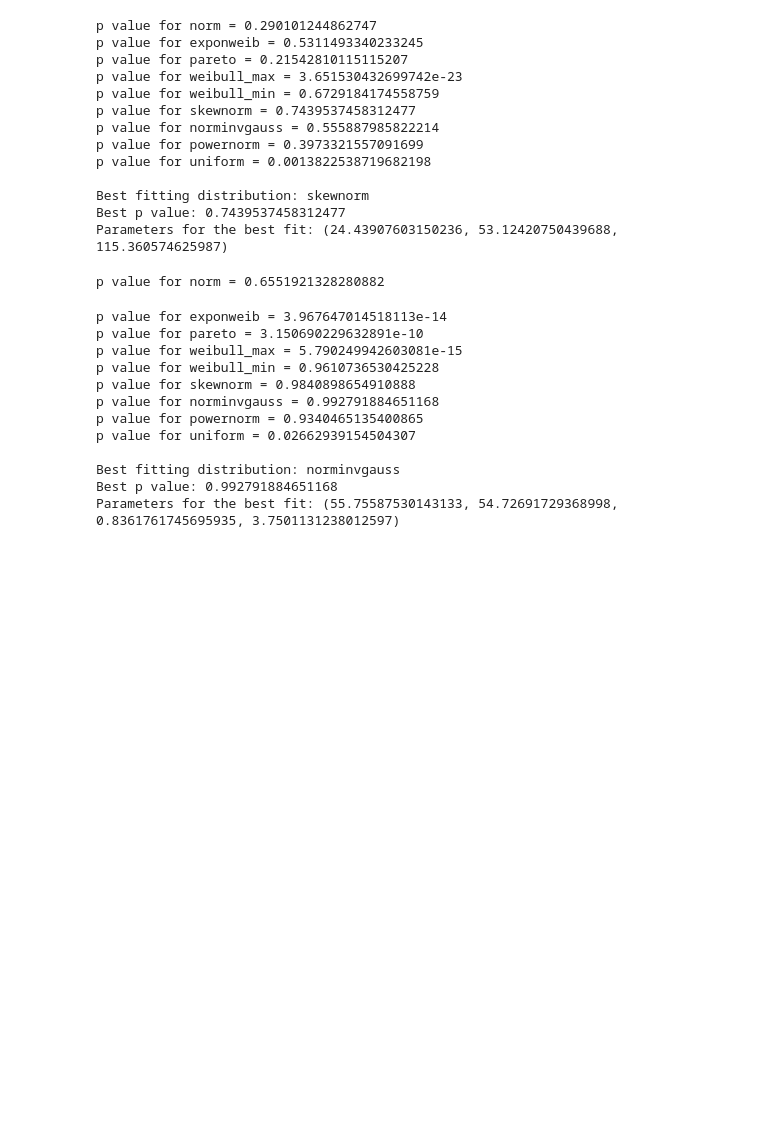
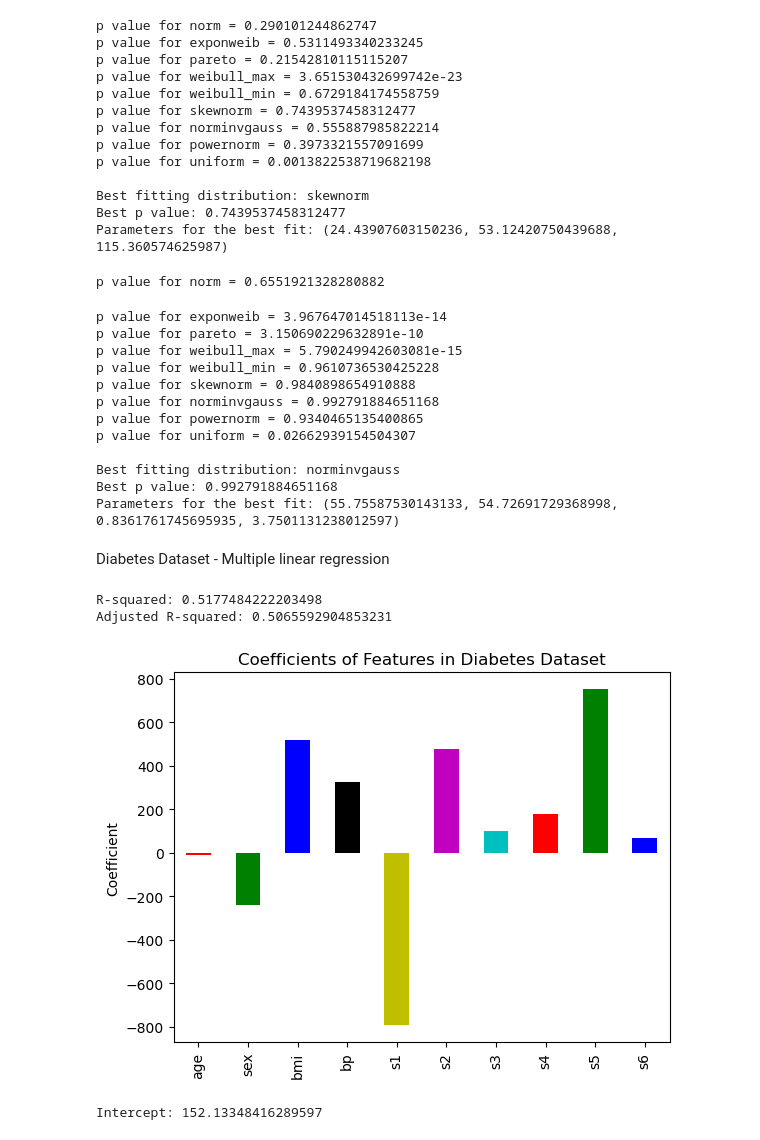
Before and after one commit to keithmmc/machinelearning, a Jupyter notebook: auto.ipynb, the cells around one changed output. Drawn from its saved outputs; the diff is of its cells as text; code cells hidden in the pictures; blank space fills up the shorter version.

```diff
--- a/auto.ipynb
+++ b/auto.ipynb
@@ -196,3 +197,42 @@ p value for uniform = 0.02662939154504307
 Best fitting distribution: norminvgauss
 Best p value: 0.992791884651168
 Parameters for the best fit: (55.75587530143133, 54.72691729368998, 0.8361761745695935, 3.7501131238012597)
+# %% [markdown]
+Diabetes Dataset - Multiple linear regression
+# %%
+import pandas as pd
+import matplotlib.pyplot as plt
+from sklearn.linear_model import LinearRegression
+
+# Given data
+X = data  # Diabetes features (already loaded from earlier)
+y = diabetes.target  # Target variable
+
+# Fit the model
+lr = LinearRegression()
+lr.fit(X, y)
+
+# Calculate R-squared and adjusted R-squared
+r_squared = lr.score(X, y)
+adjusted_r_squared = 1 - (1 - r_squared) * (len(y) - 1) / (len(y) - X.shape[1] - 1)
+
+# Display R-squared and adjusted R-squared
+print(f"R-squared: {r_squared}")
+print(f"Adjusted R-squared: {adjusted_r_squared}")
+
+# Get the coefficients
+coef = pd.Series(lr.coef_, index=diabetes.feature_names)
+
+# Plot the coefficients
+coef.plot(kind='bar', color=list('rgbkymc'))  # Custom colors for each bar
+plt.ylabel('Coefficient')  # Set y-label
+plt.title('Coefficients of Features in Diabetes Dataset')  # Add a title
+plt.show()
+
+# Intercept and Coefficients
+print(f"Intercept: {lr.intercept_}")
+# %% [output]
+R-squared: 0.5177484222203498
+Adjusted R-squared: 0.5065592904853231
+[figure, added]
+Intercept: 152.13348416289597
```
Also changed, not shown: parts of 4 cells of this notebook.
